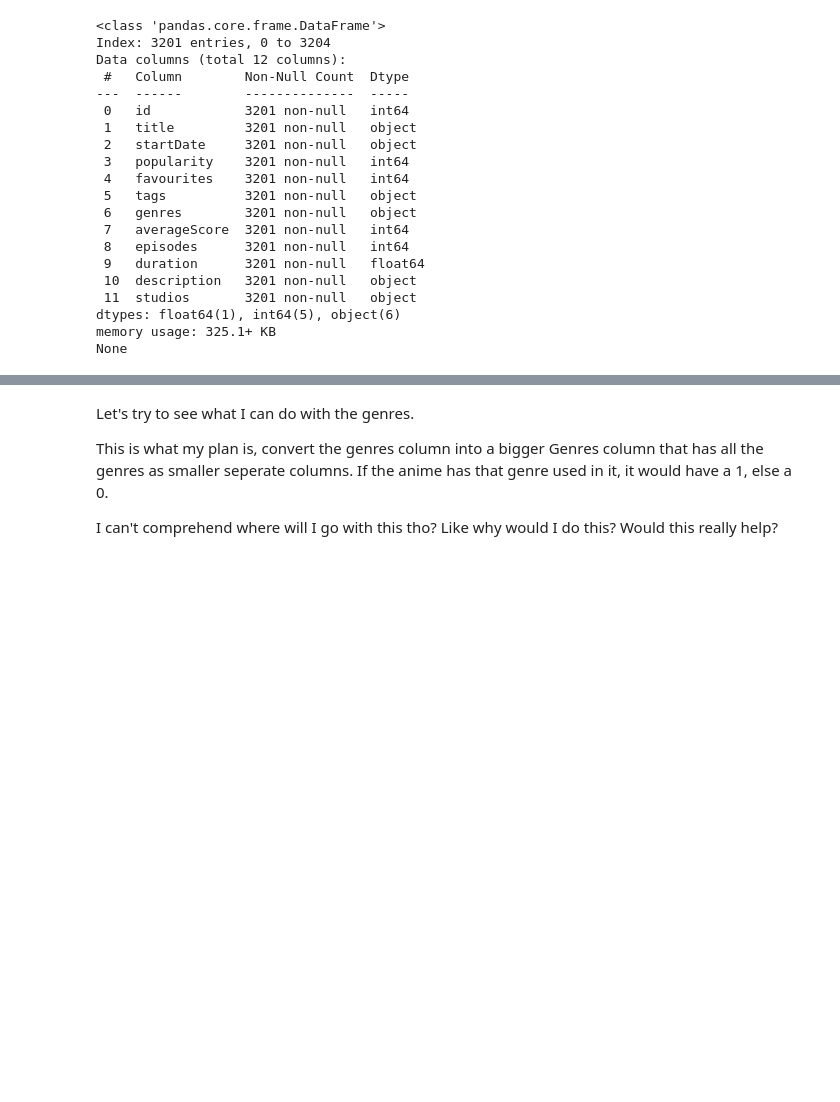
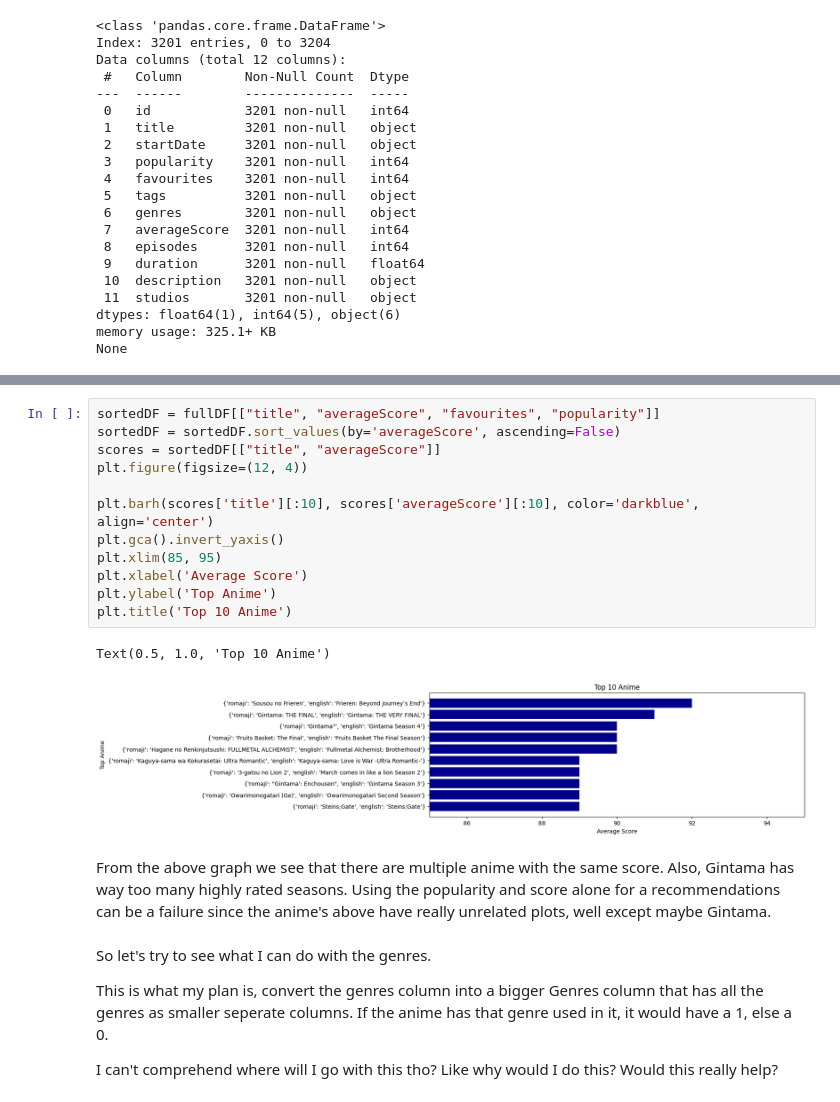
Before and after one commit to Arnav0405/anime-reccomender, a Jupyter notebook: Anime_Recommender/recommender.ipynb, the cells around one changed output, grey strips where cells are left out. Drawn from its saved outputs; the diff is of its cells as text; blank space fills up the shorter version.

```diff
--- a/Anime_Recommender/recommender.ipynb
+++ b/Anime_Recommender/recommender.ipynb
@@ -75,5 +89,22 @@ avgScore = fullDF['averageScore'].tolist()
+# %%
+sortedDF = fullDF[["title", "averageScore", "favourites", "popularity"]]
+sortedDF = sortedDF.sort_values(by='averageScore', ascending=False)
+scores = sortedDF[["title", "averageScore"]]
+plt.figure(figsize=(12, 4))
+
+plt.barh(scores['title'][:10], scores['averageScore'][:10], color='darkblue', align='center')
+plt.gca().invert_yaxis()
+plt.xlim(85, 95)
+plt.xlabel('Average Score')
+plt.ylabel('Top Anime')
+plt.title('Top 10 Anime')
+# %% [output]
+Text(0.5, 1.0, 'Top 10 Anime')
+[figure, added]
+# %% [markdown]
+From the above graph we see that there are multiple anime with the same score. Also, Gintama has way too many highly rated seasons. Using the popularity and score alone for a recommendations can be a failure since the anime's above have really unrelated plots, well except maybe Gintama.
 # %% [markdown]
-Let's try to see what I can do with the genres.</br>
+So let's try to see what I can do with the genres.</br>
 
 This is what my plan is, convert the genres column into a bigger Genres column that has all the genres as smaller seperate columns. If the anime has that genre used in it, it would have a 1, else a 0. </br></br>
 
```
Also changed, not shown: parts of 9 cells of this notebook.
